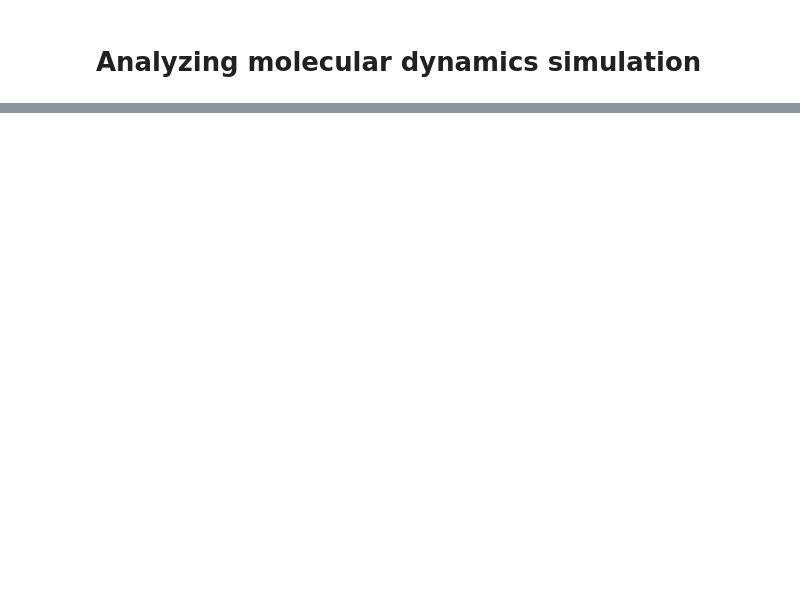
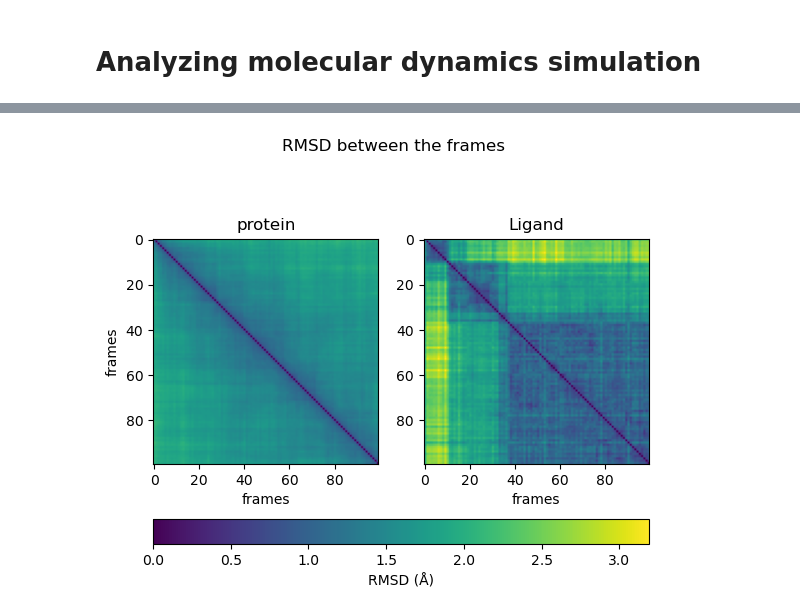
Before and after one commit to DeokhyeonYoon/Practice_for_DrugDiscovery, a Jupyter notebook: Chemical_similarity_search_and_Ligand_stability(vertualscreening)/tutorial_9.ipynb, the cells around one changed output, grey strips where cells are left out. Drawn from its saved outputs; the diff is of its cells as text; code cells hidden in the pictures; blank space fills up the shorter version.

```diff
--- a/Chemical_similarity_search_and_Ligand_stability(vertualscreening)/tutorial_9.ipynb
+++ b/Chemical_similarity_search_and_Ligand_stability(vertualscreening)/tutorial_9.ipynb
@@ -105,21 +132,23 @@ dist_matrix_ligand = RMSD_dist_frames(md_universe, f"resname {ligand_name}")
 # get maximal distance between all frames
 max_dist = max(np.amax(dist_matrix_ligand), np.amax(dist_matrix_protein))
 # %%
-ig, ax = plt.subplots(1, 2)
+fig, ax = plt.subplots(1, 2)
 fig.suptitle("RMSD between the frames")
 
 # protein image
 img1 = ax[0].imshow(dist_matrix_protein, cmap="viridis", vmin=0, vmax=max_dist)
 ax[0].title.set_text("protein")
 ax[0].set_xlabel("frames")
 ax[0].set_ylabel("frames")
 
 # ligand image
 img2 = ax[1].imshow(dist_matrix_ligand, cmap="viridis", vmin=0, vmax=max_dist)
 ax[1].title.set_text("Ligand")
 ax[1].set_xlabel("frames")
 
 fig.colorbar(img1, ax=ax, orientation="horizontal", fraction=0.1, label="RMSD (Å)");
+# %% [output]
+[figure, added]
 # %%
 ##### Select pocket residues
 ##### All residues in a 5 Å radius around the ligand are shown with atoms and bonds visible
```
Also changed, not shown: parts of 13 cells of this notebook, 11 other files.
